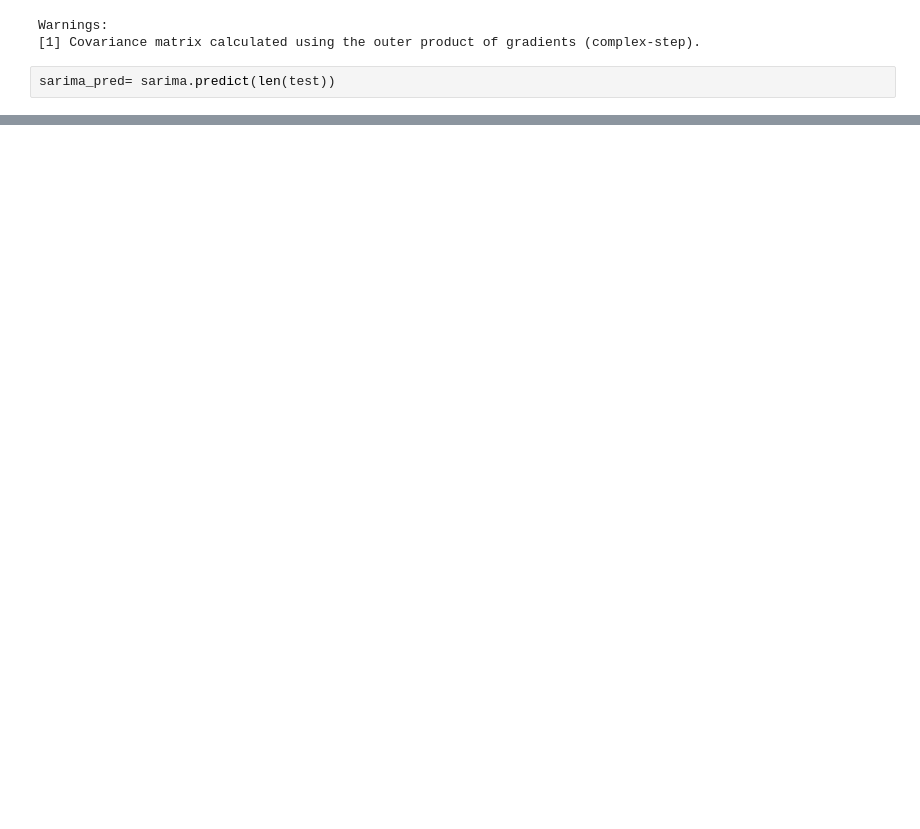
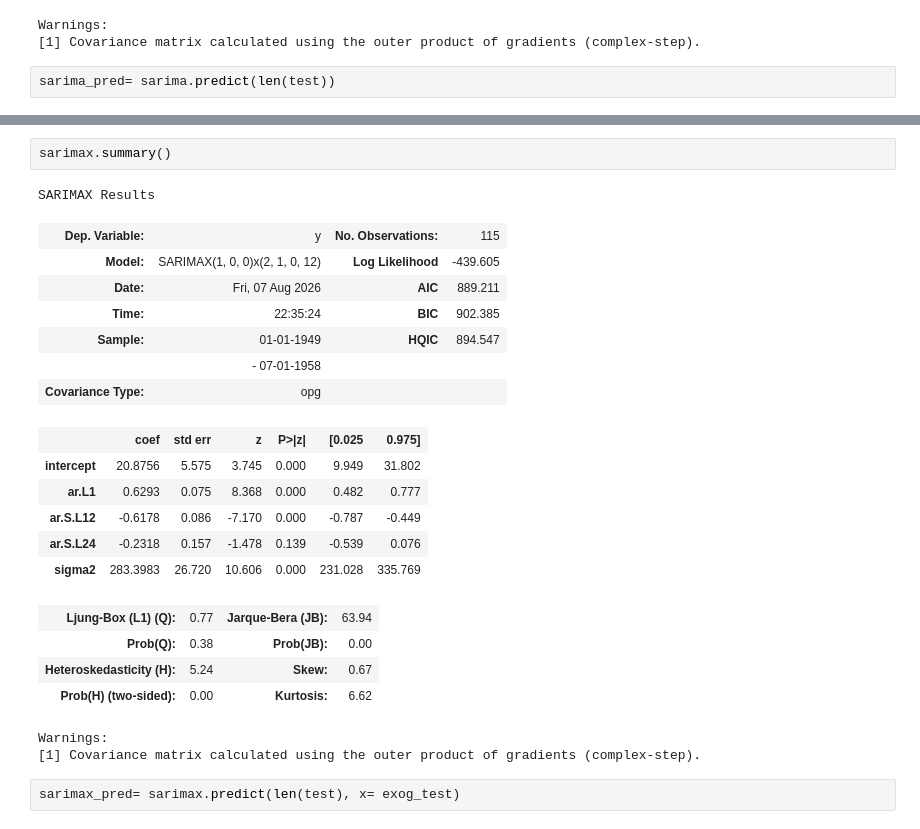
Before and after one commit to iamblack08/Air-passenger-prediction, a Jupyter notebook: sarimax.ipynb, the cells around one changed output, grey strips where cells are left out. Drawn from its saved outputs; the diff is of its cells as text; blank space fills up the shorter version.

```diff
--- a/sarimax.ipynb
+++ b/sarimax.ipynb
@@ -162,0 +175,25 @@ root mean squared error: 39.26
+# %%
+sarimax.summary()
+# %% [output]
+SARIMAX Results
+| Dep. Variable: | y | No. Observations: | 115 |
+| Model: | SARIMAX(1, 0, 0)x(2, 1, 0, 12) | Log Likelihood | -439.605 |
+| Date: | Fri, 07 Aug 2026 | AIC | 889.211 |
+| Time: | 22:35:24 | BIC | 902.385 |
+| Sample: | 01-01-1949 | HQIC | 894.547 |
+|  | - 07-01-1958 |  |  |
+| Covariance Type: | opg |  |  |
+|  | coef | std err | z | P>|z| | [0.025 | 0.975] |
+| intercept | 20.8756 | 5.575 | 3.745 | 0.000 | 9.949 | 31.802 |
+| ar.L1 | 0.6293 | 0.075 | 8.368 | 0.000 | 0.482 | 0.777 |
+| ar.S.L12 | -0.6178 | 0.086 | -7.170 | 0.000 | -0.787 | -0.449 |
+| ar.S.L24 | -0.2318 | 0.157 | -1.478 | 0.139 | -0.539 | 0.076 |
+| sigma2 | 283.3983 | 26.720 | 10.606 | 0.000 | 231.028 | 335.769 |
+| Ljung-Box (L1) (Q): | 0.77 | Jarque-Bera (JB): | 63.94 |
+| Prob(Q): | 0.38 | Prob(JB): | 0.00 |
+| Heteroskedasticity (H): | 5.24 | Skew: | 0.67 |
+| Prob(H) (two-sided): | 0.00 | Kurtosis: | 6.62 |
+Warnings:
+[1] Covariance matrix calculated using the outer product of gradients (complex-step).
+# %%
+sarimax_pred= sarimax.predict(len(test), x= exog_test)
```
Also changed, not shown: parts of 10 cells of this notebook.
